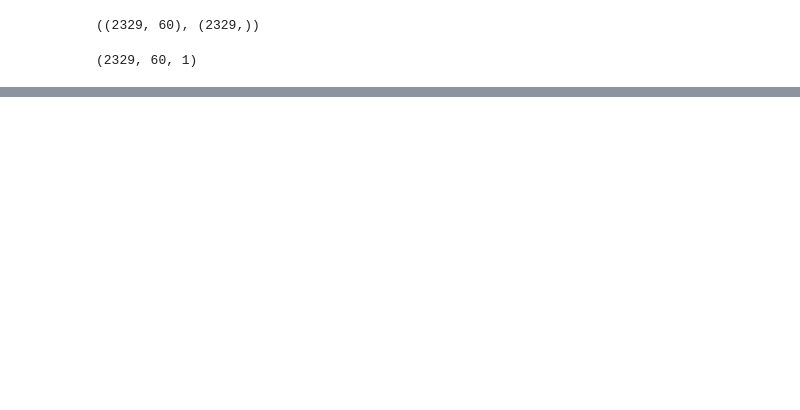
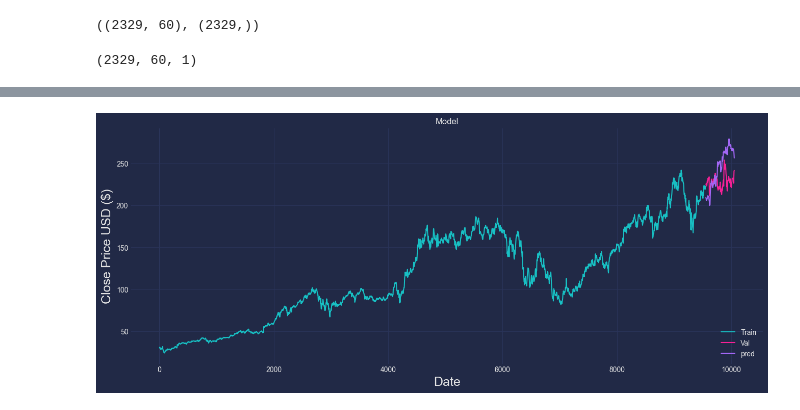
Before and after one commit to Amursen/lstm-model-for-stock-price, a Jupyter notebook: main.ipynb, the cells around one changed output, grey strips where cells are left out. Cells and saved outputs as stored; diff of their text form; code cells hidden in the pictures; blank space fills up the shorter version.

Commit message:
add coplete model

```diff
--- a/main.ipynb
+++ b/main.ipynb
@@ -272,0 +294,11 @@ x_train.shape
+# %%
+model = Sequential()
+
+model.add(LSTM(units= 128 , return_sequences= True , input_shape = (x_train.shape[1] , 1)))
+model.add(LSTM(units= 64 , return_sequences= False))
+model.add(Dense(25))
+model.add(Dense(1))
+
+model.compile(optimizer= "adam" , loss = "mean_squared_error")
+# %%
+model.fit(x_train , y_train , batch_size= 1 , epochs= 10)
@@ -272,0 +327,6 @@ x_train.shape
+# %%
+pred = model.predict(x_test)
+pred = scaler.inverse_transform(pred)
+
+rmse = np.sqrt(np.mean(((pred - y_test) ** 2)))
+rmse
@@ -272,0 +336,5 @@ x_train.shape
+# %%
+train = data[:train_data_len]
+valid = data[train_data_len:]
+
+valid["pred"] = pred
@@ -272,0 +363,11 @@ x_train.shape
+# %%
+plt.figure(figsize=(16,6))
+plt.title('Model')
+plt.xlabel('Date', fontsize=18)
+plt.ylabel('Close Price USD ($)', fontsize=18)
+plt.plot(train['Close'])
+plt.plot(valid[['Close', 'pred']])
+plt.legend(['Train', 'Val', 'pred'], loc='lower right')
+plt.show()
+# %% [output]
+[figure, added]
```
Also changed, not shown: parts of 16 cells of this notebook.
